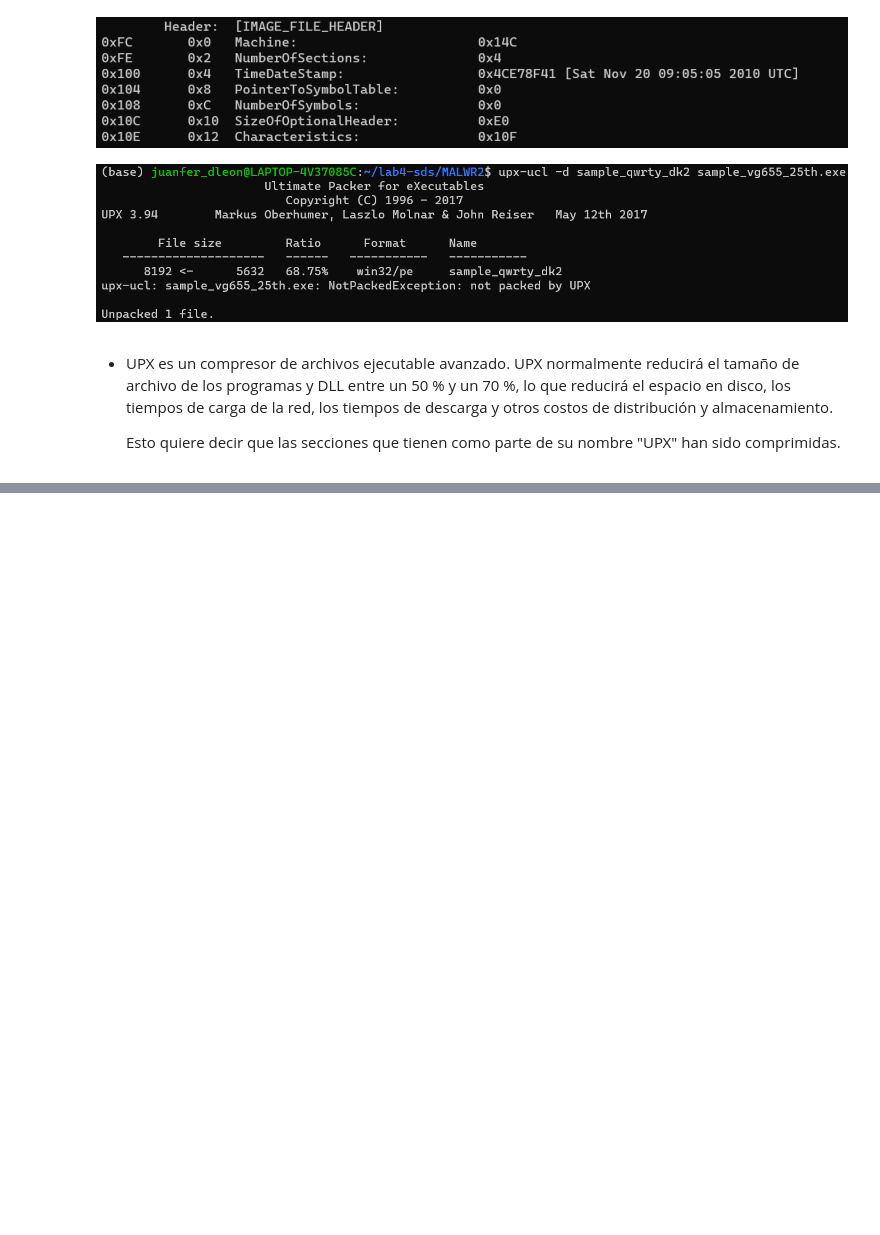
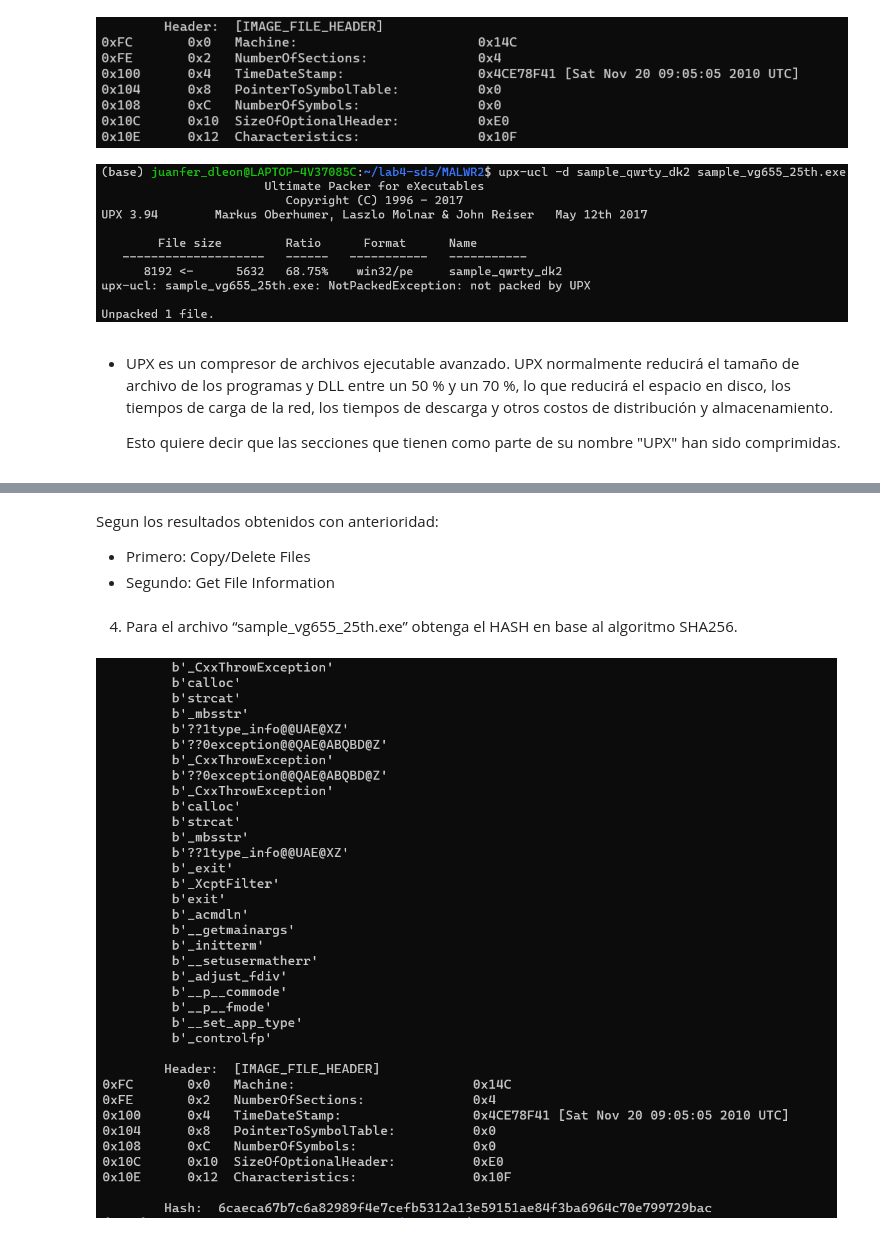
Before and after one commit to juanferdeleon/CC3094-LAB-4, a Jupyter notebook: LAB-4.ipynb, the cells around one changed output, grey strips where cells are left out. Saved outputs shown, nothing was run; the diff lists cells and outputs as text; code cells hidden in the pictures; blank space fills up the shorter version.

```diff
--- a/LAB-4.ipynb
+++ b/LAB-4.ipynb
@@ -58,0 +67,10 @@ Image(filename='./img/UPX-SS.png')
+# %% [markdown]
+Segun los resultados obtenidos con anterioridad:
+- Primero: Copy/Delete Files
+- Segundo: Get File Information
+# %% [markdown]
+4. Para el archivo “sample_vg655_25th.exe” obtenga el HASH en base al algoritmo SHA256.
+# %%
+Image(filename='./img/SS-5.png')
+# %% [output]
+[figure, added]
```
Also changed, not shown: parts of 18 cells of this notebook, 5 other files.
